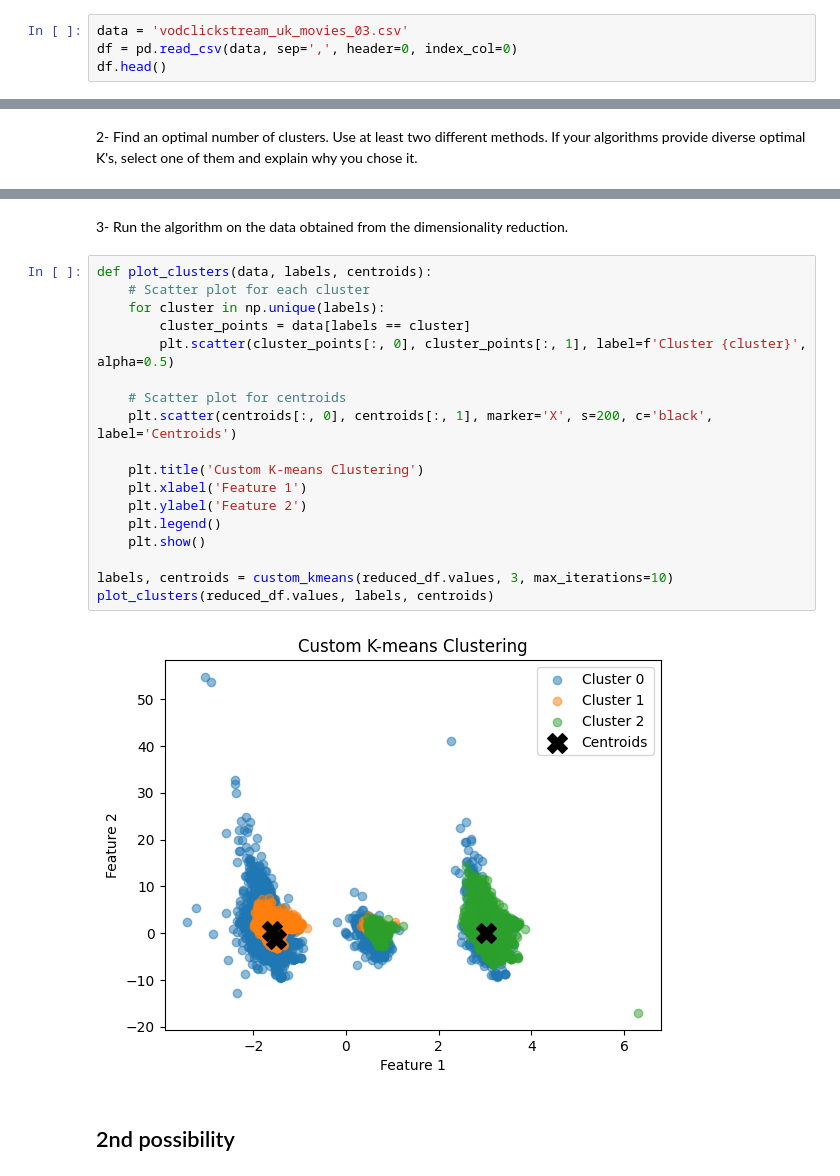
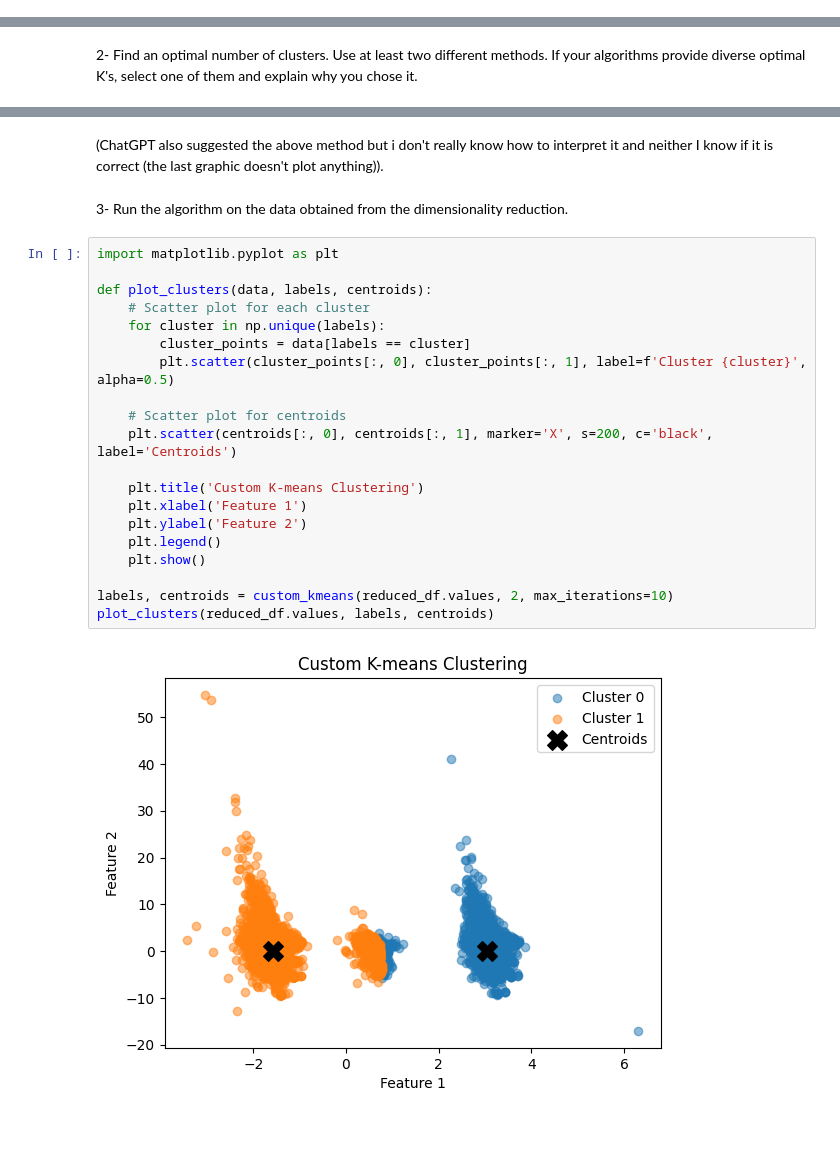
Before and after one commit to bergio13/ADM_HW4, a Jupyter notebook: HW4e.ipynb, the cells around one changed output, grey strips where cells are left out. Drawn from its saved outputs; the diff is of its cells as text; blank space fills up the shorter version.

```diff
--- a/HW4e.ipynb
+++ b/HW4e.ipynb
@@ -19,4 +0,0 @@ We load the csv data into a pandas dataframe and do a quick check of the data.
-# %%
-data = 'vodclickstream_uk_movies_03.csv'
-df = pd.read_csv(data, sep=',', header=0, index_col=0)
-df.head()
@@ -1145,24 +994,26 @@ Considering both methods, K=6 might be a reasonable choice, as it has has a rela
+# %% [markdown]
+(ChatGPT also suggested the above method but i don't really know how to interpret it and neither I know if it is correct (the last graphic doesn't plot anything)).
 # %% [markdown]
 3- Run the algorithm on the data obtained from the dimensionality reduction.
 # %%
+import matplotlib.pyplot as plt
+
 def plot_clusters(data, labels, centroids):
     # Scatter plot for each cluster
     for cluster in np.unique(labels):
         cluster_points = data[labels == cluster]
         plt.scatter(cluster_points[:, 0], cluster_points[:, 1], label=f'Cluster {cluster}', alpha=0.5)
 
     # Scatter plot for centroids
     plt.scatter(centroids[:, 0], centroids[:, 1], marker='X', s=200, c='black', label='Centroids')
 
     plt.title('Custom K-means Clustering')
     plt.xlabel('Feature 1')
     plt.ylabel('Feature 2')
     plt.legend()
     plt.show()
 
-labels, centroids = custom_kmeans(reduced_df.values, 3, max_iterations=10)
+labels, centroids = custom_kmeans(reduced_df.values, 2, max_iterations=10)
 plot_clusters(reduced_df.values, labels, centroids)
 # %% [output]
-[figure, old version]
+[figure, new version]
-# %% [markdown]
-## 2nd possibility
```
Also changed, not shown: parts of 101 cells of this notebook.
